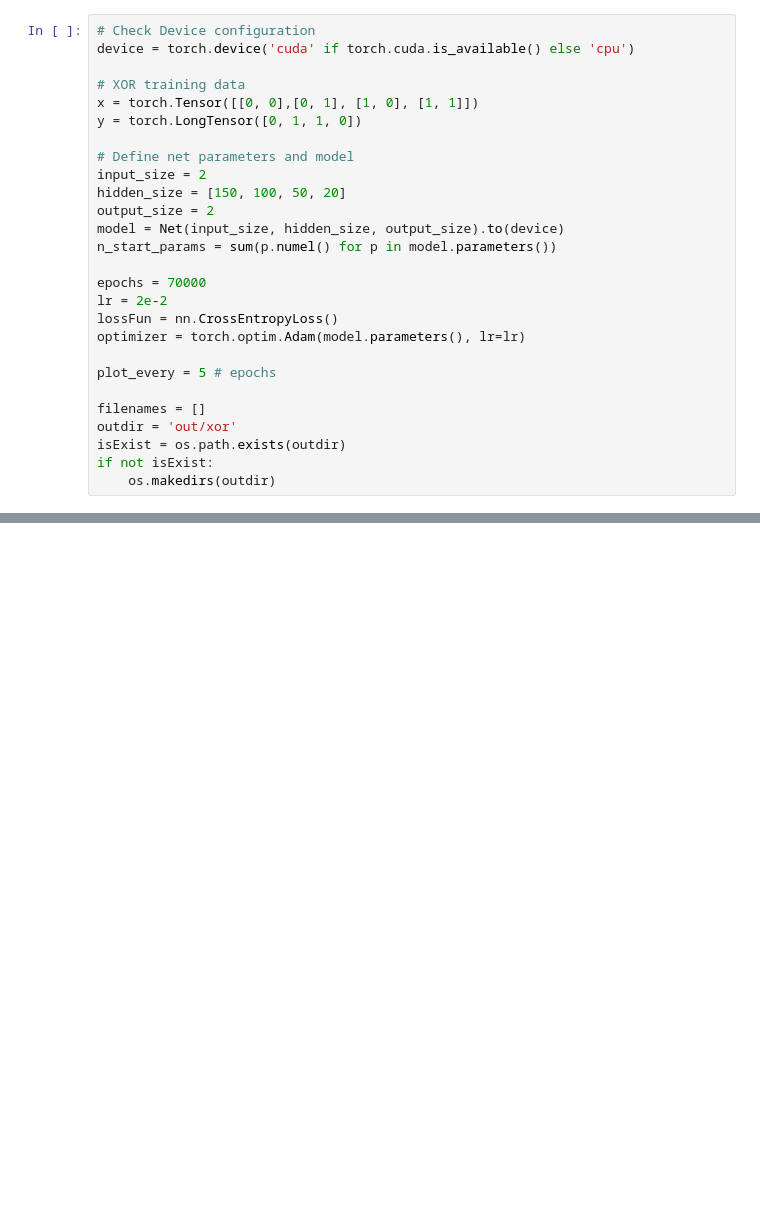
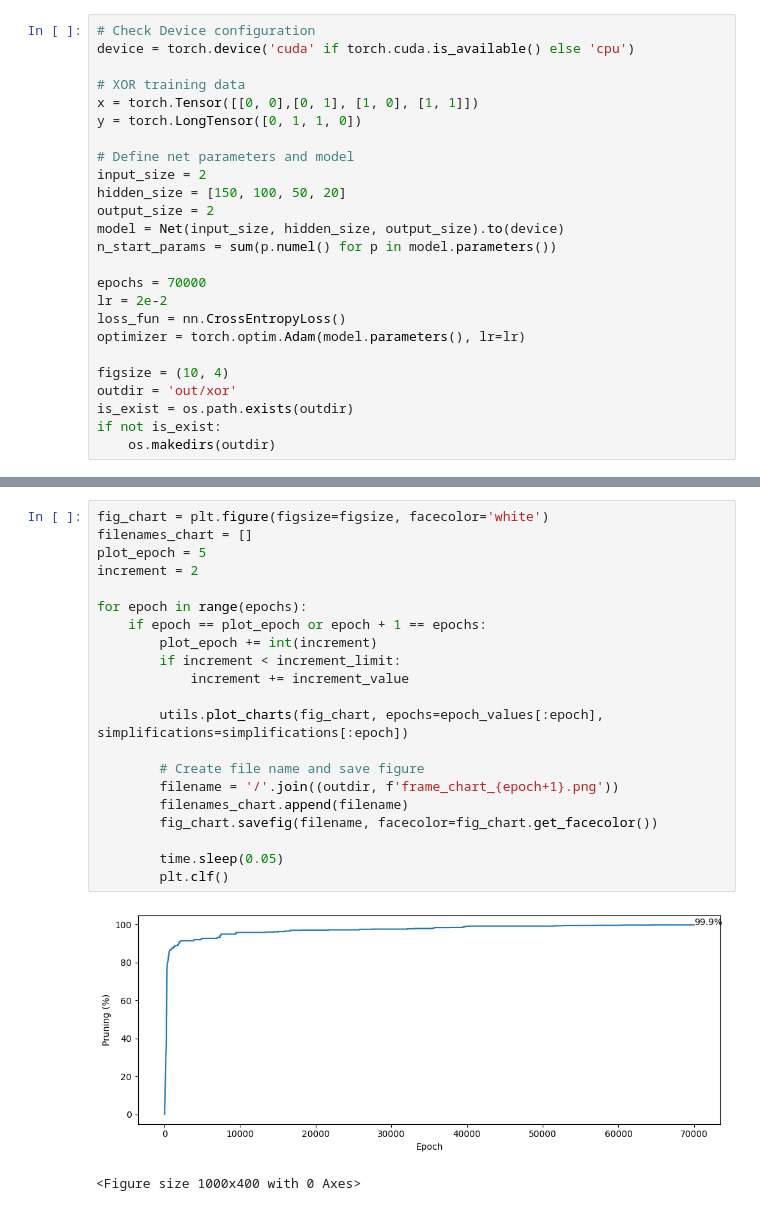
Before and after one commit to simocolo/nnDrain, a Jupyter notebook: simplify_xor.ipynb, the cells around one changed output, grey strips where cells are left out. Saved outputs shown, nothing was run; the diff lists cells and outputs as text; blank space fills up the shorter version.

Commit message:
added charts

```diff
--- a/simplify_xor.ipynb
+++ b/simplify_xor.ipynb
@@ -74,15 +88,13 @@ n_start_params = sum(p.numel() for p in model.parameters())
 
 epochs = 70000
 lr = 2e-2
-lossFun = nn.CrossEntropyLoss()
+loss_fun = nn.CrossEntropyLoss()
 optimizer = torch.optim.Adam(model.parameters(), lr=lr)
 
-plot_every = 5 # epochs
-
-filenames = []
+figsize = (10, 4)
 outdir = 'out/xor'
-isExist = os.path.exists(outdir)
-if not isExist:
+is_exist = os.path.exists(outdir)
+if not is_exist:
     os.makedirs(outdir)
 # %%
 %matplotlib inline
@@ -147,0 +191,24 @@ for epoch in range(epochs):
+# %%
+fig_chart = plt.figure(figsize=figsize, facecolor='white')
+filenames_chart = []
+plot_epoch = 5
+increment = 2
+
+for epoch in range(epochs):
+    if epoch == plot_epoch or epoch + 1 == epochs:
+        plot_epoch += int(increment)
+        if increment < increment_limit:
+            increment += increment_value
+
+        utils.plot_charts(fig_chart, epochs=epoch_values[:epoch], simplifications=simplifications[:epoch])
+
+        # Create file name and save figure
+        filename = '/'.join((outdir, f'frame_chart_{epoch+1}.png'))
+        filenames_chart.append(filename)
+        fig_chart.savefig(filename, facecolor=fig_chart.get_facecolor())
+
+        time.sleep(0.05)
+        plt.clf()
+# %% [output]
+[figure, added]
+<Figure size 1000x400 with 0 Axes>
```
Also changed, not shown: parts of 6 cells of this notebook, 2 other files.
